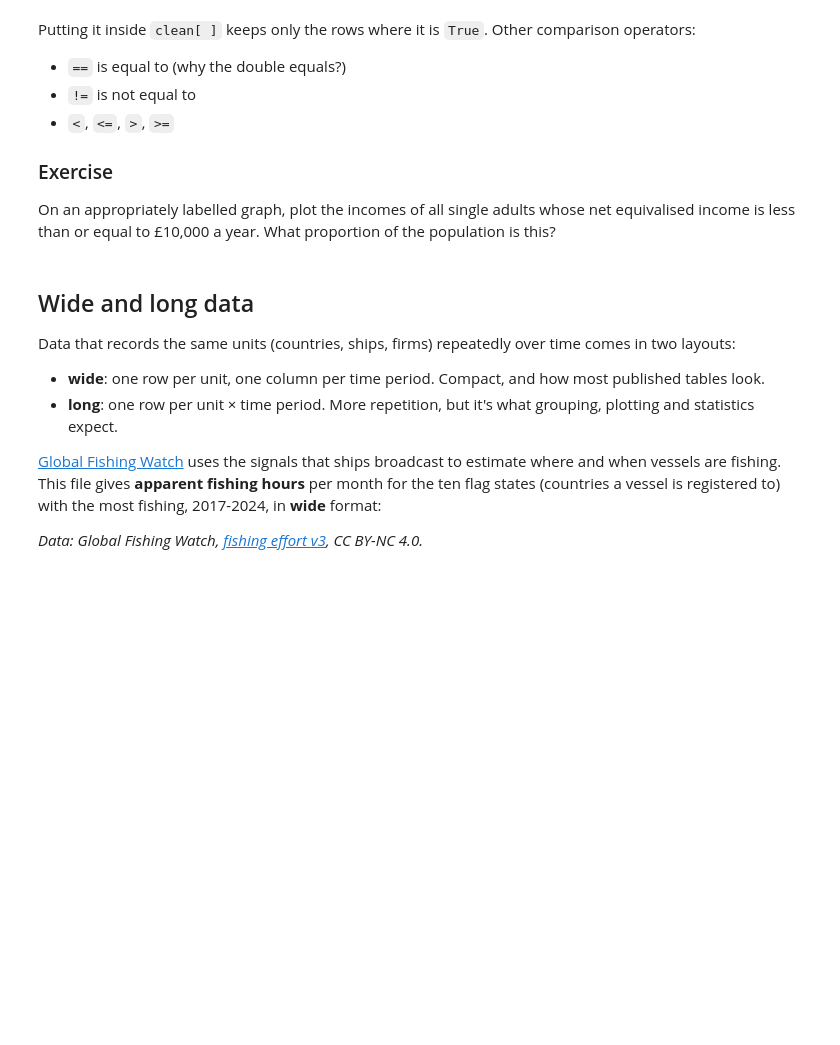
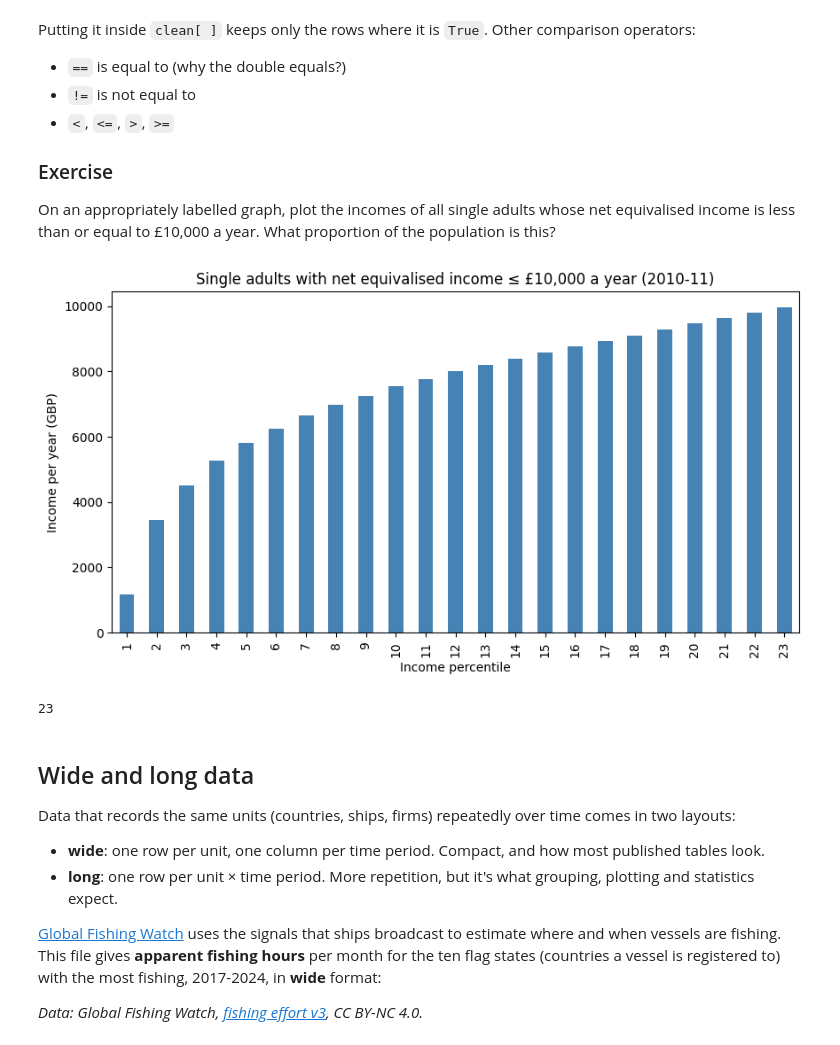
Before and after one commit to 7464986/qm2, a Jupyter notebook: notebooks/W02. Pandas.ipynb, the cells around one changed output. Cells and saved outputs as stored; diff of their text form; code cells hidden in the pictures; blank space fills up the shorter version.

```diff
--- a/notebooks/W02. Pandas.ipynb
+++ b/notebooks/W02. Pandas.ipynb
@@ -267,6 +310,19 @@ Putting it inside `clean[ ]` keeps only the rows where it is `True`. Other compa
 On an appropriately labelled graph, plot the incomes of all single adults whose net equivalised income is less than or equal to £10,000 a year. What proportion of the population is this?
 # %%
 # your code here
+low = clean2[clean2["Single adult"] <= 10000]
+low
+
+low["Single adult"].plot(kind="bar", color="steelblue")
+plt.title("Single adults with net equivalised income ≤ £10,000 a year (2010-11)")
+plt.xlabel("Income percentile")
+plt.ylabel("Income per year (GBP)")
+plt.show()
+
+len(low)
+# %% [output]
+[figure, added]
+23
 # %% [markdown]
 ## Wide and long data
 
```
Also changed, not shown: parts of 9 cells of this notebook.
